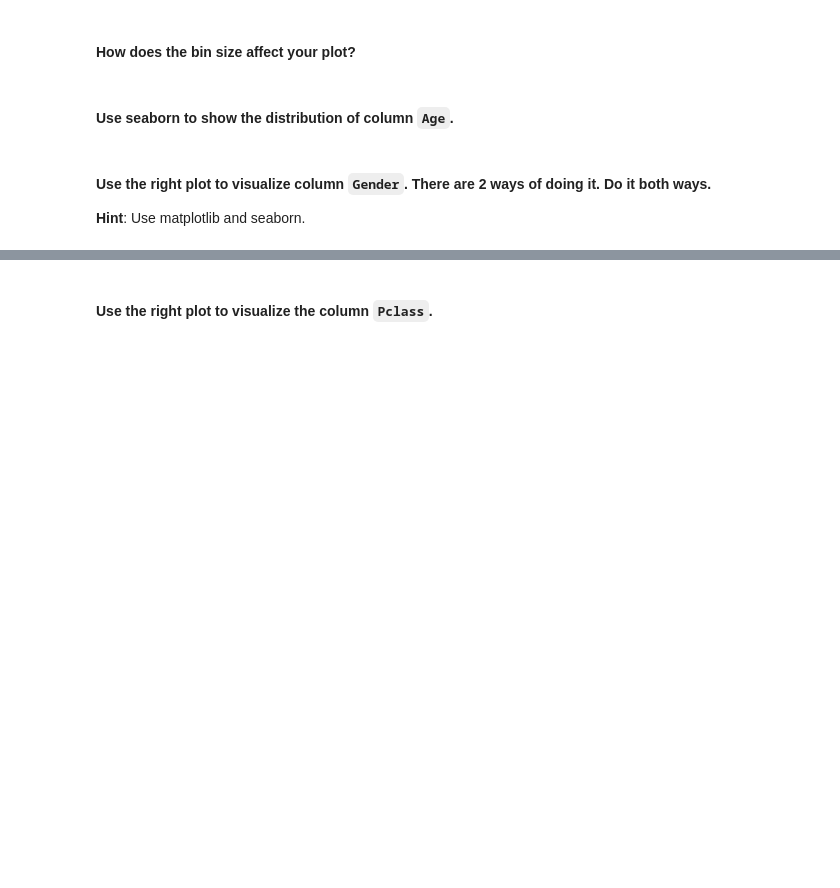
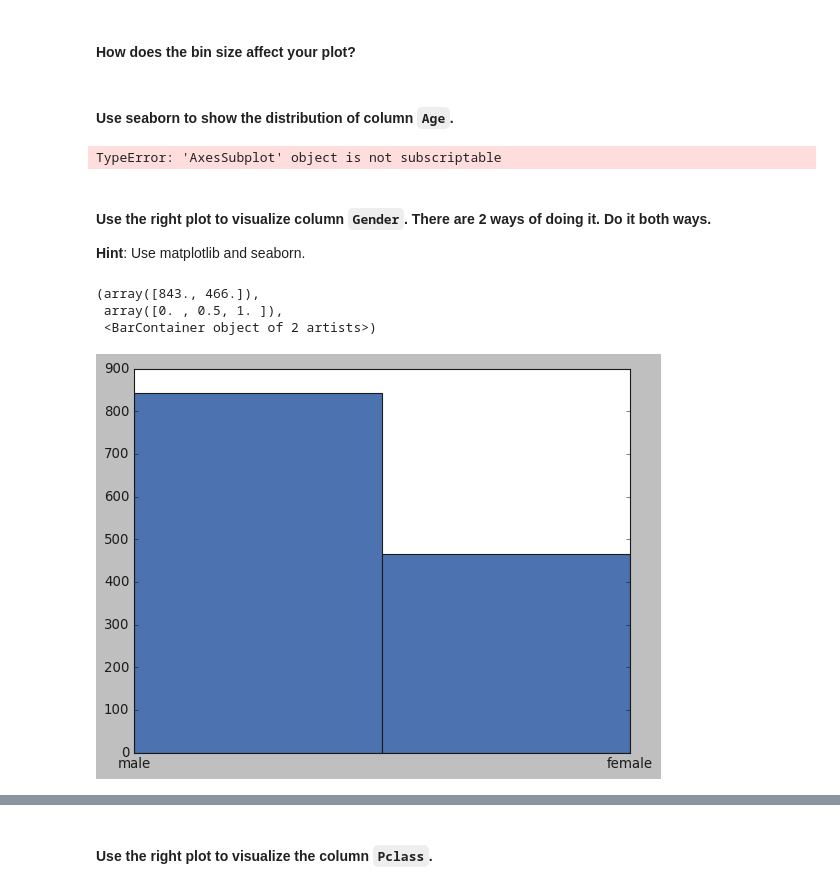
Before and after one commit to napoleonthevitzla/dataptmad1121_labs, a Jupyter notebook: module-2/matplotlib-seaborn/your-code/main.ipynb, the cells around one changed output, grey strips where cells are left out. Cells and saved outputs as stored; diff of their text form; code cells hidden in the pictures; blank space fills up the shorter version.

```diff
--- a/module-2/matplotlib-seaborn/your-code/main.ipynb
+++ b/module-2/matplotlib-seaborn/your-code/main.ipynb
@@ -298,13 +318,24 @@ your comments here
 # %%
 # your code here
 # histogram binsize 10 , red
-sns.distplot(titanic['Age'], color="r", ax=axes[0], bins= 10)
+# your code here
+
+sns.distplot(titanic['Age'], color="g", ax=axes[2], bins= 50)
+# %% [output]
+TypeError: 'AxesSubplot' object is not subscriptable
 # %% [markdown]
 #### Use the right plot to visualize column `Gender`. There are 2 ways of doing it. Do it both ways.
 **Hint**: Use matplotlib and seaborn.
 # %%
 # Method 1 - matplotlib
 # your code here
+# your code here
+plt.hist(x=titanic['Gender'], bins=2)
+# %% [output]
+(array([843., 466.]),
+ array([0. , 0.5, 1. ]),
+ <BarContainer object of 2 artists>)
+[figure, added]
 # %%
 # Method 2 - seaborn
 # your code here
```
Also changed, not shown: parts of 22 cells of this notebook, 2 other files.
